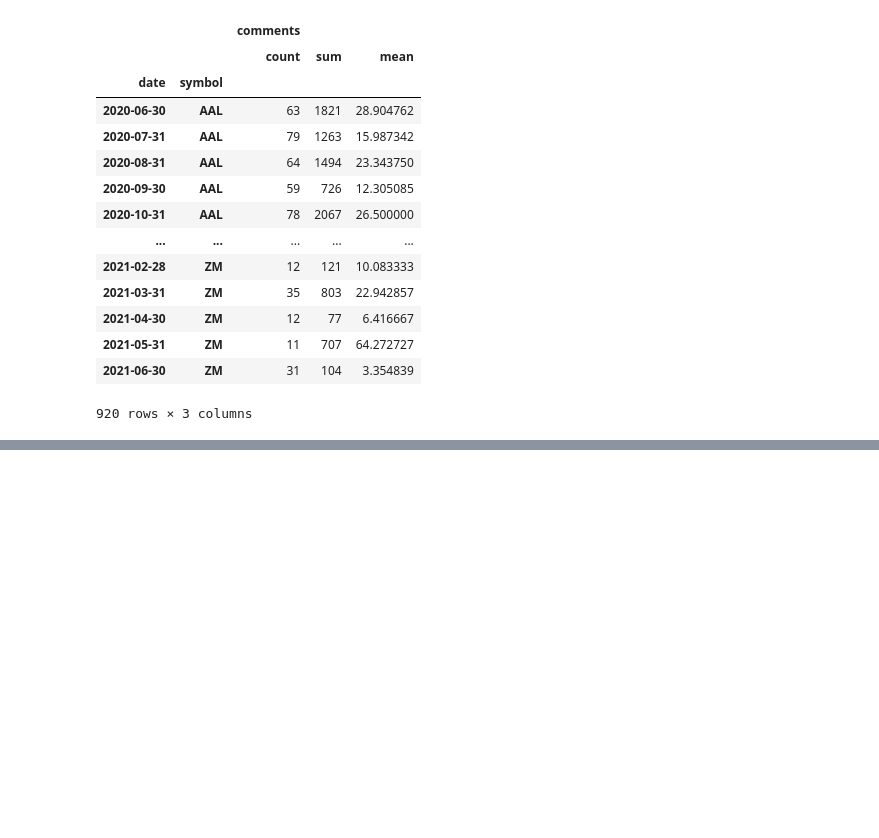
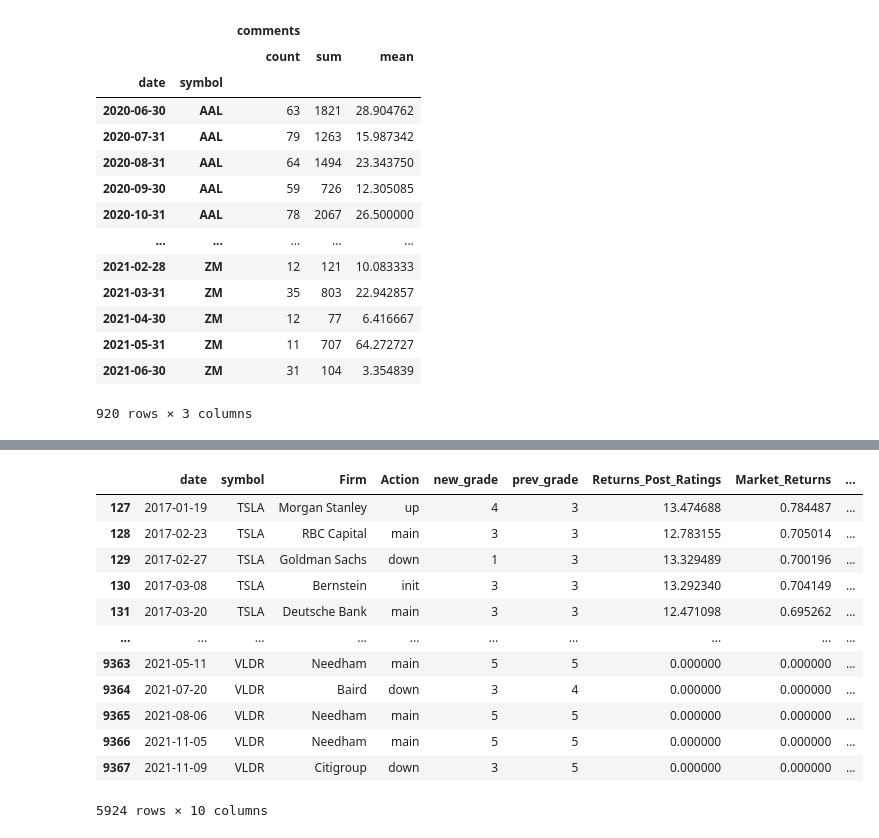
Before and after one commit to kyle-rgb/Discord_Project, a Jupyter notebook: notebooks/Trader.ipynb, the cells around one changed output, grey strips where cells are left out. Cells and saved outputs as stored; diff of their text form; code cells hidden in the pictures; blank space fills up the shorter version.

Commit message:
Added Additional Analyst Graphs and Word Clouds

```diff
--- a/notebooks/Trader.ipynb
+++ b/notebooks/Trader.ipynb
@@ -821,0 +989,27 @@ wordy_df_news[lambda x: ((x.date > dt.datetime(2020, 5, 31))&(x.date <= dt.datet
+# %%
+spy_returns_Series = recommendations_sent.loc[:, ['date', 'symbol']].apply(calc_r, data=port, base=True,axis=1)
+spy_returns_Series.name = 'Market_Returns'
+# %%
+recommendations_sent = recommendations_sent.merge(spy_returns_Series, left_index=True, right_index=True)
+# %%
+recommendations_sent = recommendations_sent.assign(date=lambda x: x.date.apply(pd.to_datetime))
+recommendations_sent.merge(analyst_returns_Series, left_index=True, right_index=True)
+recs = recommendations_sent[lambda x: x.date >= dt.datetime(2017, 1, 1)]
+# %%
+recs = recs.assign(g = lambda x: x.new_grade * x.Returns_Post_Ratings).assign(alpha = lambda x: x.Returns_Post_Ratings-x.Market_Returns)
+# %%
+recs#.groupby('Firm').agg({'g': ['count', 'mean'], 'alpha': ['mean'], 'Returns_Post_Ratings': ['mean']}).sort_values([('g', 'count'), ('g', 'mean')], ascending=[False, False]).head(25)
+# %% [output]
+|  | date | symbol | Firm | Action | new_grade | prev_grade | Returns_Post_Ratings | Market_Returns | ... |
+| 127 | 2017-01-19 | TSLA | Morgan Stanley | up | 4 | 3 | 13.474688 | 0.784487 | ... |
+| 128 | 2017-02-23 | TSLA | RBC Capital | main | 3 | 3 | 12.783155 | 0.705014 | ... |
+| 129 | 2017-02-27 | TSLA | Goldman Sachs | down | 1 | 3 | 13.329489 | 0.700196 | ... |
+| 130 | 2017-03-08 | TSLA | Bernstein | init | 3 | 3 | 13.292340 | 0.704149 | ... |
+| 131 | 2017-03-20 | TSLA | Deutsche Bank | main | 3 | 3 | 12.471098 | 0.695262 | ... |
+| ... | ... | ... | ... | ... | ... | ... | ... | ... | ... |
+| 9363 | 2021-05-11 | VLDR | Needham | main | 5 | 5 | 0.000000 | 0.000000 | ... |
+| 9364 | 2021-07-20 | VLDR | Baird | down | 3 | 4 | 0.000000 | 0.000000 | ... |
+| 9365 | 2021-08-06 | VLDR | Needham | main | 5 | 5 | 0.000000 | 0.000000 | ... |
+| 9366 | 2021-11-05 | VLDR | Needham | main | 5 | 5 | 0.000000 | 0.000000 | ... |
+| 9367 | 2021-11-09 | VLDR | Citigroup | down | 3 | 5 | 0.000000 | 0.000000 | ... |
+5924 rows × 10 columns
```
Also changed, not shown: parts of 30 cells of this notebook, 5 other files.
